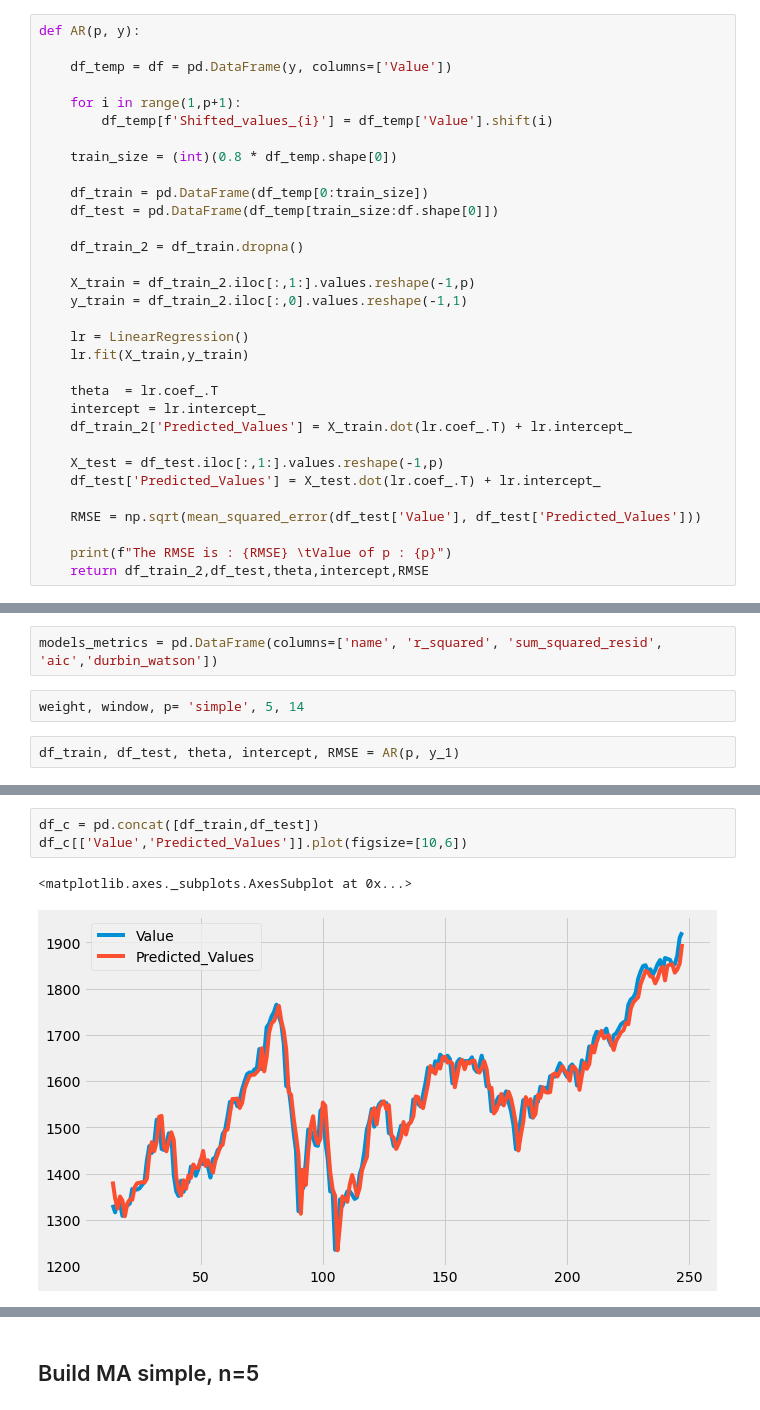
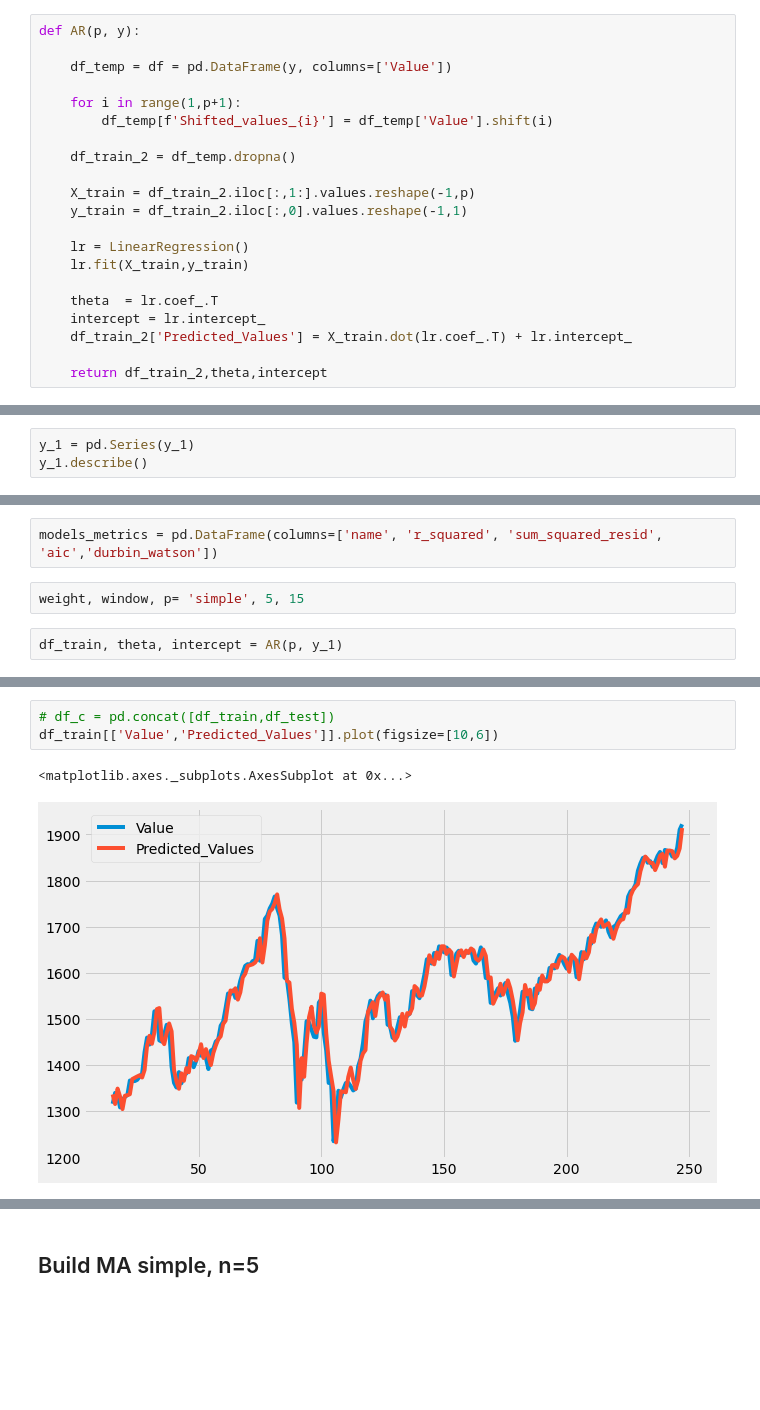
Before and after one commit to bateikoEd/time-series-analysis, a Jupyter notebook: lab3/lab3.ipynb, the cells around one changed output, grey strips where cells are left out. Drawn from its saved outputs; the diff is of its cells as text; blank space fills up the shorter version.

```diff
--- a/lab3/lab3.ipynb
+++ b/lab3/lab3.ipynb
@@ -102,12 +99,7 @@ def AR(p, y):
     for i in range(1,p+1):
         df_temp[f'Shifted_values_{i}'] = df_temp['Value'].shift(i)
 
-    train_size = (int)(0.8 * df_temp.shape[0])
-
-    df_train = pd.DataFrame(df_temp[0:train_size])
-    df_test = pd.DataFrame(df_temp[train_size:df.shape[0]])
-
-    df_train_2 = df_train.dropna()
+    df_train_2 = df_temp.dropna()
 
     X_train = df_train_2.iloc[:,1:].values.reshape(-1,p)
     y_train = df_train_2.iloc[:,0].values.reshape(-1,1)
@@ -119,13 +111,7 @@ def AR(p, y):
     intercept = lr.intercept_
     df_train_2['Predicted_Values'] = X_train.dot(lr.coef_.T) + lr.intercept_
 
-    X_test = df_test.iloc[:,1:].values.reshape(-1,p)
-    df_test['Predicted_Values'] = X_test.dot(lr.coef_.T) + lr.intercept_
-
-    RMSE = np.sqrt(mean_squared_error(df_test['Value'], df_test['Predicted_Values']))
-
-    print(f"The RMSE is : {RMSE} \tValue of p : {p}")
-    return df_train_2,df_test,theta,intercept,RMSE
+    return df_train_2,theta,intercept
 # %%
 def MA(q, res_real):
 
@@ -182,3 +196,6 @@ calculate_metrics_sample(y_1)
  'kurtosis': -0.44372227972289036,
  'jarque-bera': 3.000356221871671,
  'probability': 0.22309042176581806}
+# %%
+y_1 = pd.Series(y_1)
+y_1.describe()
@@ -196,6 +228,6 @@ show_plots(y_1)
 # %%
 models_metrics = pd.DataFrame(columns=['name', 'r_squared', 'sum_squared_resid', 'aic','durbin_watson'])
 # %%
-weight, window, p= 'simple', 5, 14
+weight, window, p= 'simple', 5, 15
 # %%
-df_train, df_test, theta, intercept, RMSE = AR(p, y_1)
+df_train, theta, intercept = AR(p, y_1)
@@ -204,8 +234,8 @@ The RMSE is : 22.922015332263054        Value of p : 14
 # %%
-df_c = pd.concat([df_train,df_test])
-df_c[['Value','Predicted_Values']].plot(figsize=[10,6])
+# df_c = pd.concat([df_train,df_test])
+df_train[['Value','Predicted_Values']].plot(figsize=[10,6])
 # %% [output]
 <matplotlib.axes._subplots.AxesSubplot at 0x...>
-[figure, old version]
+[figure, new version]
 # %%
 res = pd.DataFrame()
```
Also changed, not shown: parts of 17 cells of this notebook, 2 other files.
